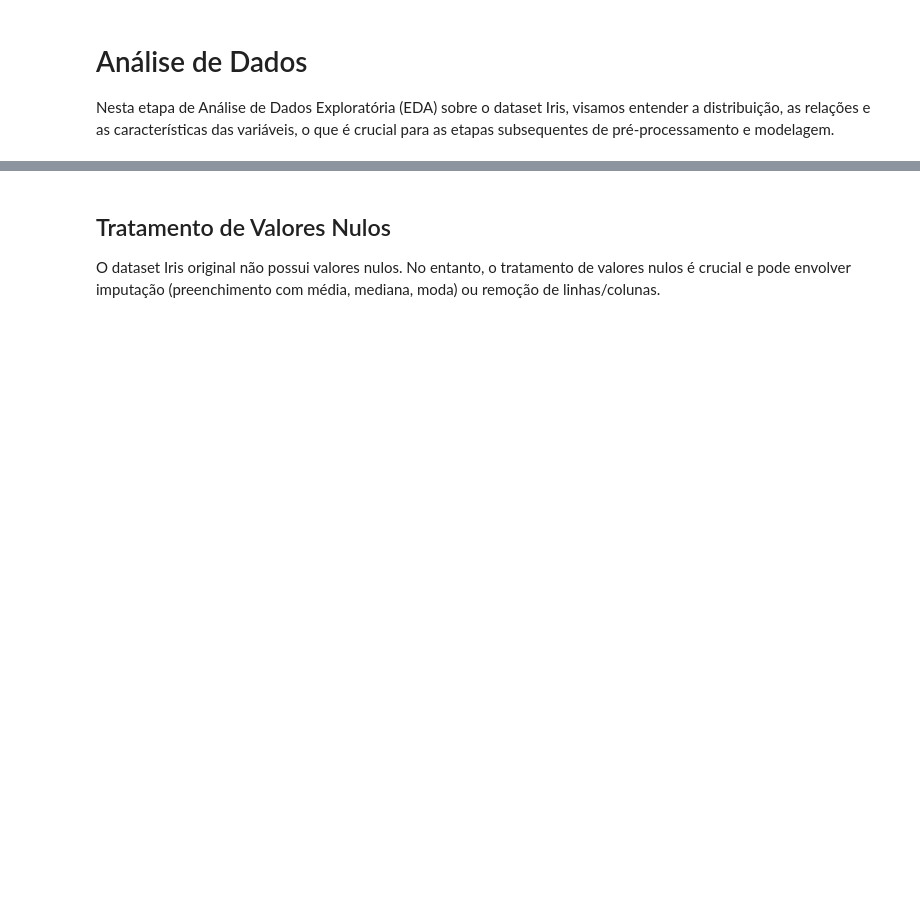
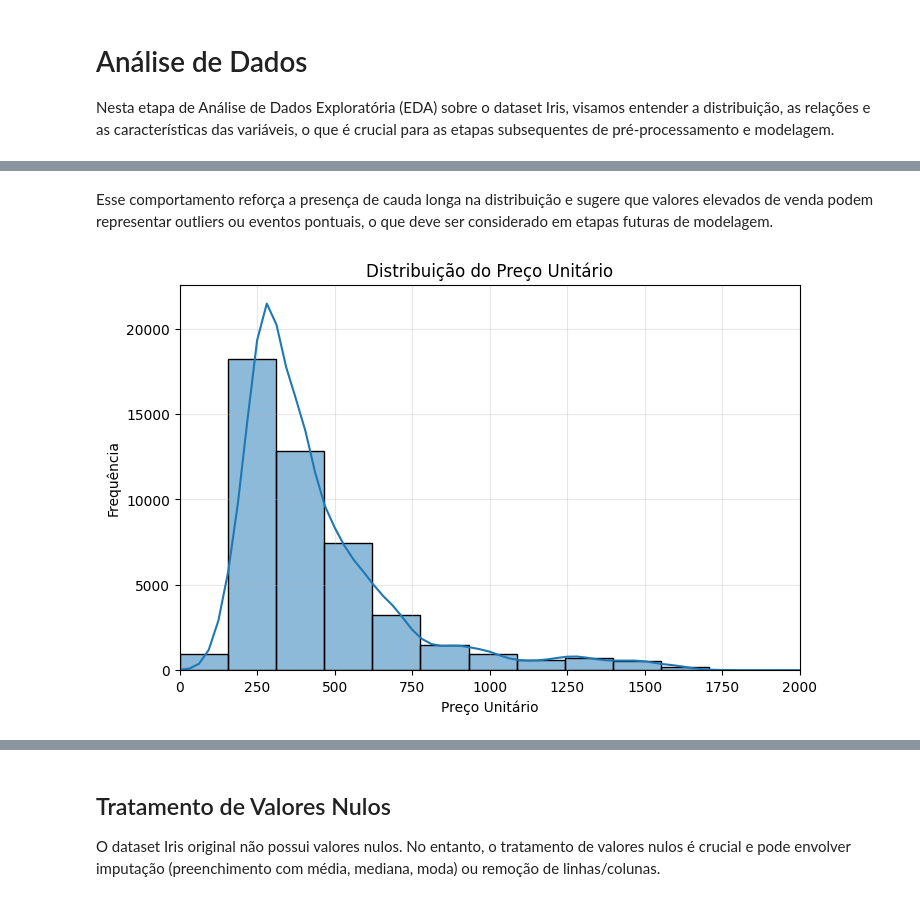
Before and after one commit to DianaSerrano1/MVP-AnalisedeDados, a Jupyter notebook: Análise_de_Dados_e_Boas_Práticas_MVP.ipynb, the cells around one changed output, grey strips where cells are left out. Cells and saved outputs as stored; diff of their text form; code cells hidden in the pictures; blank space fills up the shorter version.

```diff
--- a/Análise_de_Dados_e_Boas_Práticas_MVP.ipynb
+++ b/Análise_de_Dados_e_Boas_Práticas_MVP.ipynb
@@ -317,0 +349,18 @@ None
+# %% [markdown]
+Esse comportamento reforça a presença de cauda longa na distribuição e sugere que valores elevados de venda podem representar outliers ou eventos pontuais, o que deve ser considerado em etapas futuras de modelagem.
+# %%
+plt.figure(figsize=(8, 5))
+
+sns.histplot(df['PRECO_UNITARIO'], bins=40, kde=True)
+
+plt.title('Distribuição do Preço Unitário')
+plt.xlabel('Preço Unitário')
+plt.ylabel('Frequência')
+
+# foco na faixa principal
+plt.xlim(0, 2000)
+
+plt.grid(alpha=0.3)
+plt.show()
+# %% [output]
+[figure, added]
```
Also changed, not shown: parts of 65 cells of this notebook.
